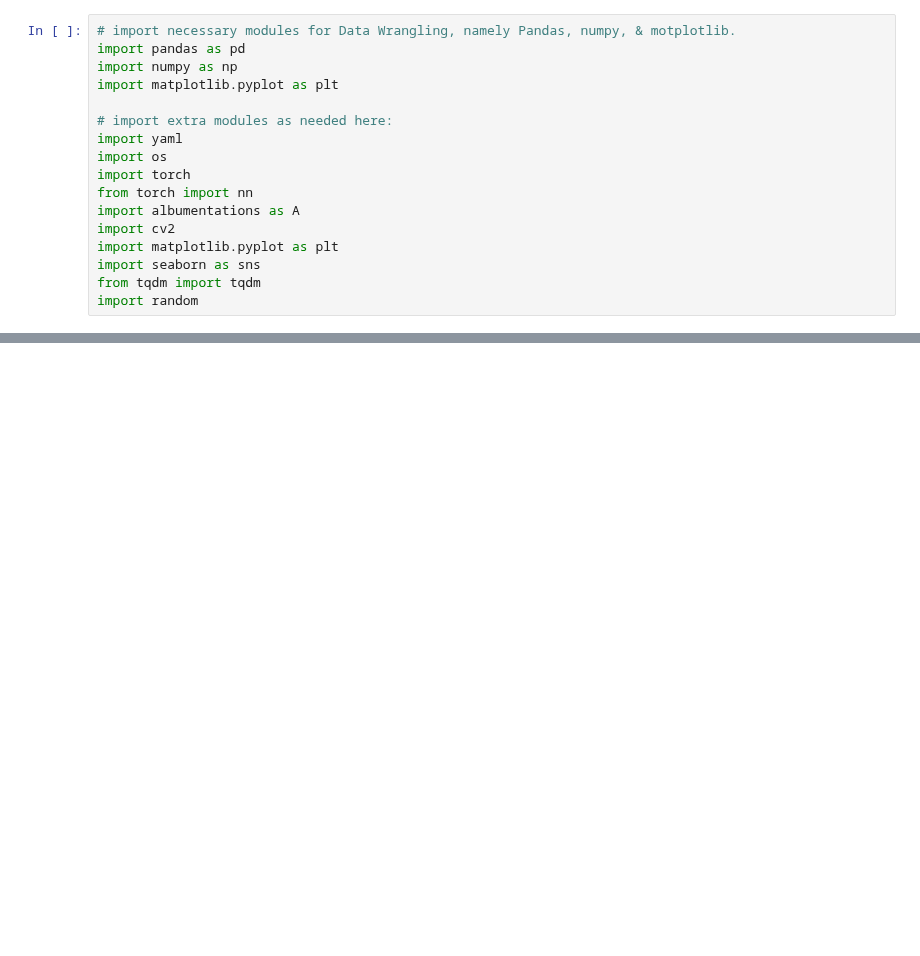
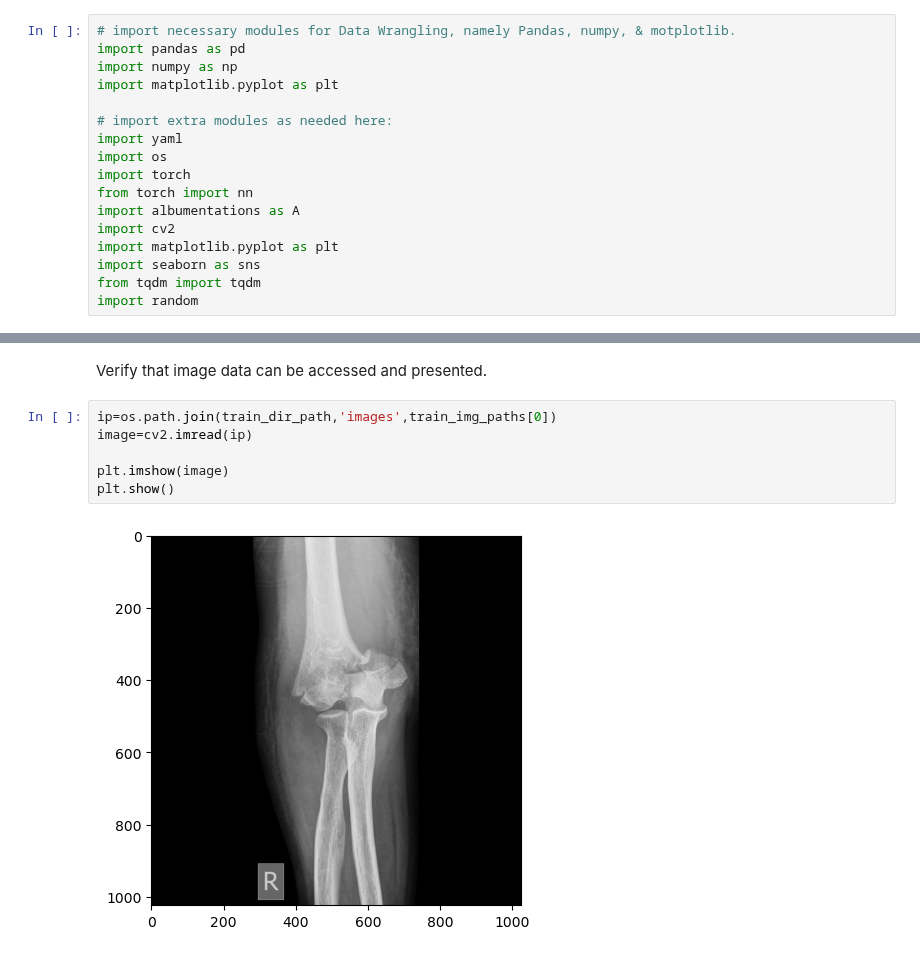
Before and after one commit to vanslykeaudio/SpringBoardDataScience, a Jupyter notebook: Capstone_Project_2/Captsone Project2 - Data Cleaning.ipynb, the cells around one changed output, grey strips where cells are left out. Drawn from its saved outputs; the diff is of its cells as text; blank space fills up the shorter version.

Commit message:
Pulled up first image!

```diff
--- a/Capstone_Project_2/Captsone Project2 - Data Cleaning.ipynb
+++ b/Capstone_Project_2/Captsone Project2 - Data Cleaning.ipynb
@@ -50,0 +54,10 @@ test_target_paths = sorted(os.listdir(r"C:\Users\micha\OneDrive\Documents\GitHub
+# %% [markdown]
+Verify that image data can be accessed and presented.
+# %%
+ip=os.path.join(train_dir_path,'images',train_img_paths[0])
+image=cv2.imread(ip)
+
+plt.imshow(image)
+plt.show()
+# %% [output]
+[figure, added]
```
Also changed, not shown: parts of 2 cells of this notebook.
